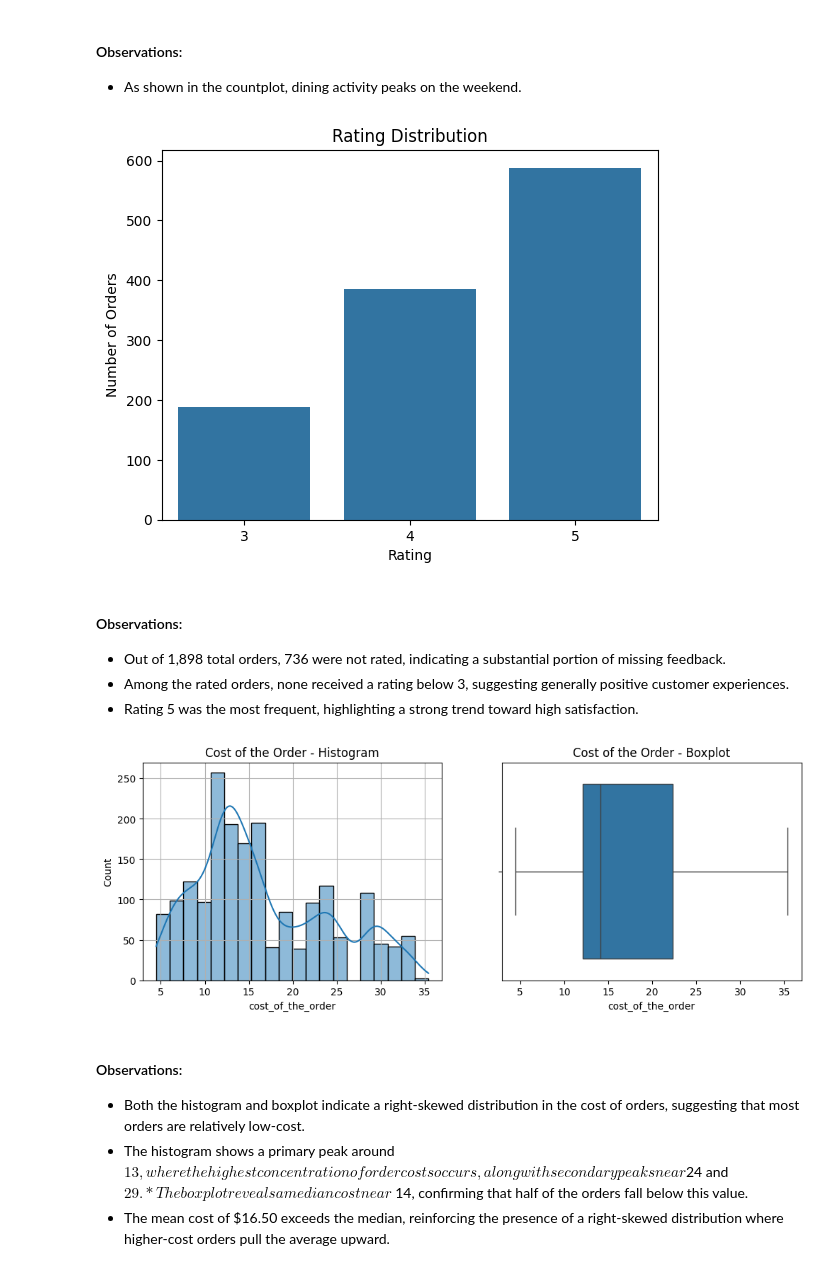
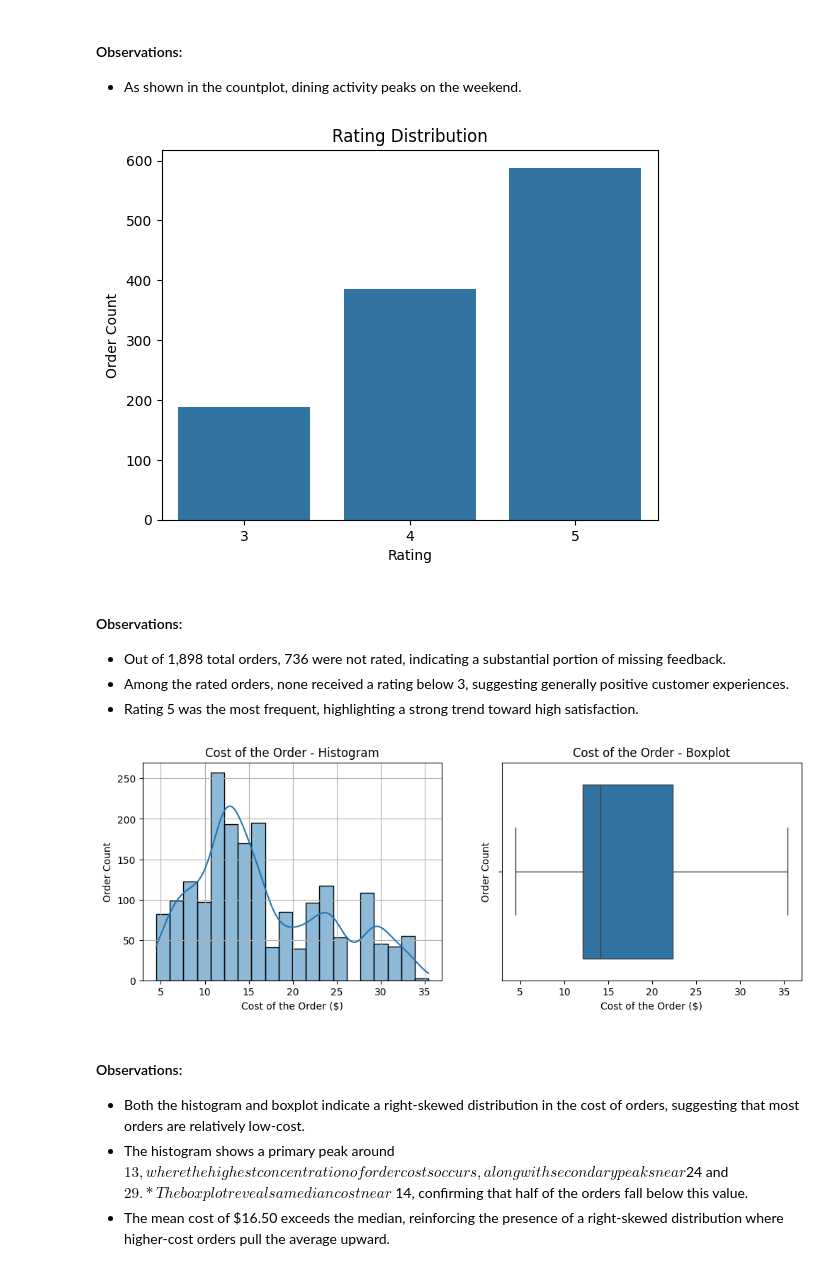
Before and after one commit to jessicakilby/FoodHub, a Jupyter notebook: FoodHub.ipynb, the cells around one changed output. Saved outputs shown, nothing was run; the diff lists cells and outputs as text; code cells hidden in the pictures.

```diff
--- a/FoodHub.ipynb
+++ b/FoodHub.ipynb
@@ -234,11 +214,11 @@ plt.show()
 # Ratings (including NaNs)
 sns.countplot(data=df, x='rating')
 plt.title('Rating Distribution')
-plt.ylabel('Number of Orders')
+plt.ylabel('Order Count')
 plt.xlabel('Rating')
 plt.show()
 # %% [output]
-[figure, old version]
+[figure, new version]
 # %% [markdown]
 #### Observations:
 
@@ -248,21 +228,26 @@ plt.show()
 # %%
 # Cost of the Order
 
 # Creates two side by side plots (one by two)
 fig, ax = plt.subplots(1, 2, figsize=(12, 4))
 
 # Histogram for Cost of the Order with KDE (left plot)
 sns.histplot(df['cost_of_the_order'], bins=20, ax=ax[0], kde=True)
 ax[0].set_title('Cost of the Order - Histogram')
+ax[0].set_xlabel('Cost of the Order ($)')
+ax[0].set_ylabel('Order Count')
 ax[0].grid(True)
 
 # Boxplot for Cost of the Order (right plot)
-sns.boxplot(x=df['cost_of_the_order'])
+sns.boxplot(x=df['cost_of_the_order'], ax=ax[1])
+ax[1].set_title('Cost of the Order - Boxplot')
+ax[1].set_xlabel('Cost of the Order ($)')
+ax[1].set_ylabel('Order Count')
 plt.title('Cost of the Order - Boxplot')
 
 plt.show()
 # %% [output]
-[figure, old version]
+[figure, new version]
 # %% [markdown]
 #### Observations:
 
```
Also changed, not shown: parts of 13 cells of this notebook, 1 other file.
